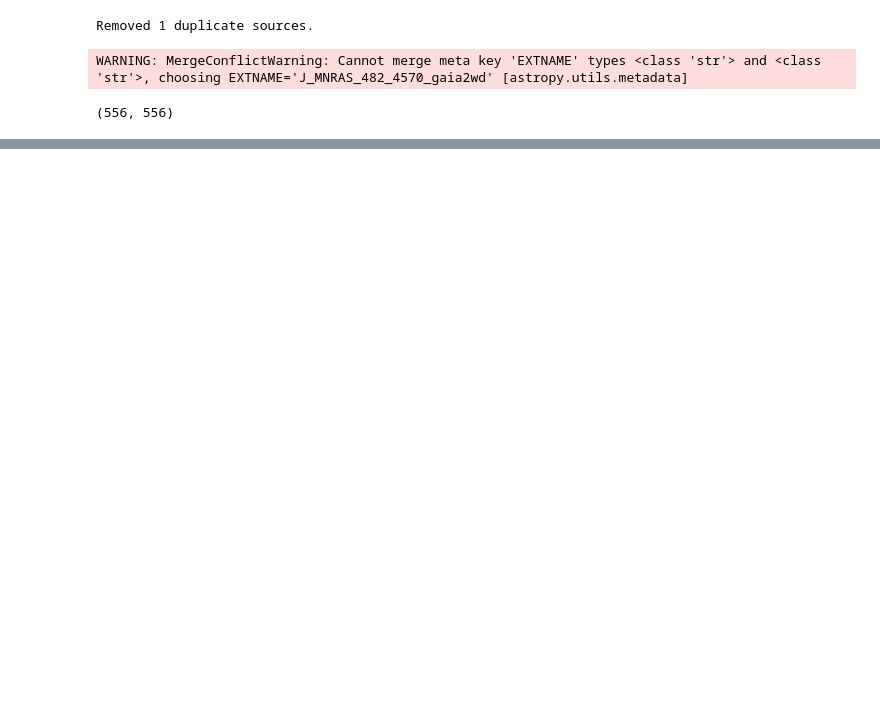
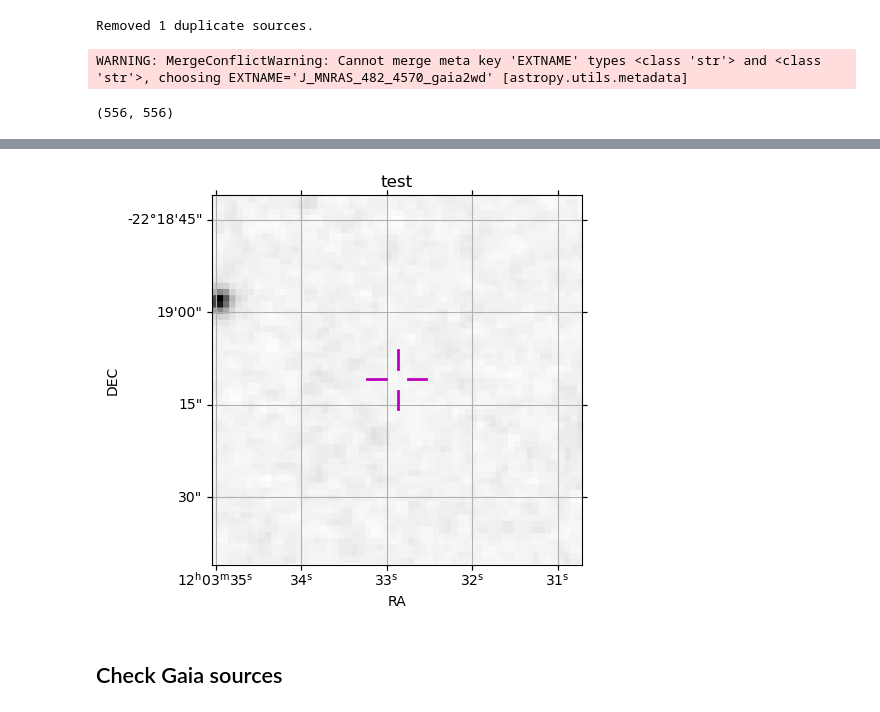
Before and after one commit to FBalzerMPE/aat_target_file_construction, a Jupyter notebook: 0_target_file_construction.ipynb, the cells around one changed output, grey strips where cells are left out. Drawn from its saved outputs; the diff is of its cells as text; code cells hidden in the pictures; blank space fills up the shorter version.

```diff
--- a/0_target_file_construction.ipynb
+++ b/0_target_file_construction.ipynb
@@ -318,0 +343,77 @@ target_container.white_dwarfs["rmag"]
+# %%
+import astropy.units as u
+import pylab as py
+from astroplan import FixedTarget
+from astroplan.plots import plot_finder_image
+from astropy.coordinates import SkyCoord
+
+
+ra, dec = 223.1186759011442, -24.453396496037488
+ra, dec = target_container.obs_ra, target_container.obs_dec
+for coord in distant_sources:
+    target = FixedTarget(coord=coord, name="test")
+    ax, hdu = plot_finder_image(
+        target, survey='DSS2 Red', fov_radius=1.0 * u.arcmin, reticle=True)
+#ax, hdu = plot_finder_image(target,survey='DSS',fov_radius=1.0*u.arcmin,reticle=True)
+# print(tmp[0], n, ' of ', nlines)
+# if (interactive):
+#     yn = input('Is this sky good (Y/N)')
+
+#     if ((yn == 'Y') | (yn == 'y')):
+#         good.append(1)
+#     else:
+#         good.append(0)
+def check_skies(infile, interactive=True):
+
+    # read input file (in format from configure):
+    lis = open(infile, 'r')
+    lislines = lis.readlines()
+
+    nlines = len(lislines)
+    print('Number of lines in file: ', nlines)
+
+    names = []
+    good = []
+    n = 0
+    for line in lislines:
+
+        py.clf()
+        tmp = line.split()
+        names.append('_'.join(tmp[2:3]))
+
+        coordstr = ' '.join(tmp[4:10])
+        print(coordstr)
+
+        coord = SkyCoord(coordstr, unit=(u.hourangle, u.deg))
+        target = FixedTarget(coord=coord, name=names[n])
+        print(coord)
+        print(target)
+        ax, hdu = plot_finder_image(
+            target, survey='DSS2 Red', fov_radius=1.0 * u.arcmin, reticle=True)
+        #ax, hdu = plot_finder_image(target,survey='DSS',fov_radius=1.0*u.arcmin,reticle=True)
+        py.show()
+        print(tmp[0], n, ' of ', nlines)
+        if (interactive):
+            yn = input('Is this sky good (Y/N)')
+
+            if ((yn == 'Y') | (yn == 'y')):
+                good.append(1)
+            else:
+                good.append(0)
+
+        n = n + 1
+
+    if (interactive):
+        print('all skies:')
+        print(len(names), len(good), n)
+        for i in range(n):
+            print(names[i], good[i])
+
+        print('bad skies:')
+        for i in range(n):
+            if (good[i] == 0):
+                print(names[i], good[i])
+# %% [output]
+[figure, added]
+# %% [markdown]
+## Check Gaia sources
```
Also changed, not shown: parts of 8 cells of this notebook, 6 other files.
